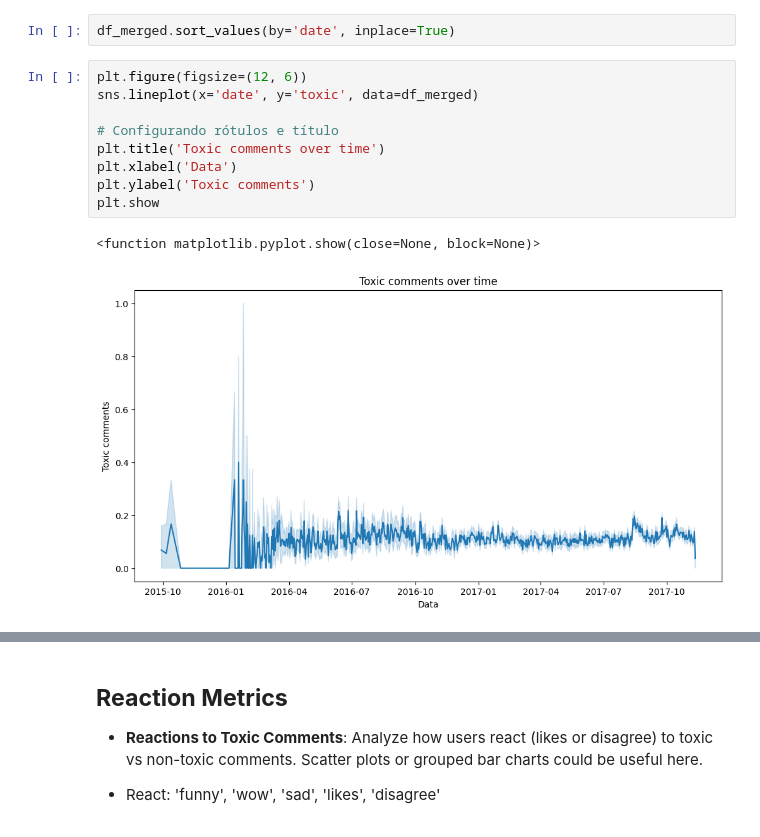
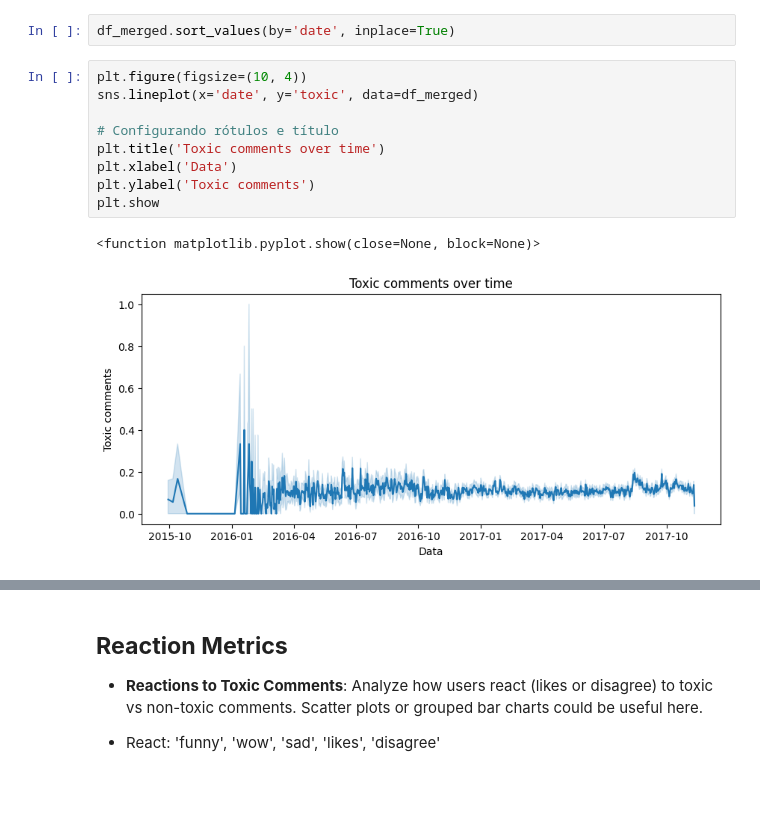
Before and after one commit to LexiGuard/lexiguard, a Jupyter notebook: EDA-Andre-visual.ipynb, the cells around one changed output, grey strips where cells are left out. Saved outputs shown, nothing was run; the diff lists cells and outputs as text; blank space fills up the shorter version.

```diff
--- a/EDA-Andre-visual.ipynb
+++ b/EDA-Andre-visual.ipynb
@@ -105,14 +105,14 @@ df_merged['date'] = pd.to_datetime(df_merged['date'])
 # %%
 df_merged.sort_values(by='date', inplace=True)
 # %%
-plt.figure(figsize=(12, 6))
+plt.figure(figsize=(10, 4))
 sns.lineplot(x='date', y='toxic', data=df_merged)
 
 # Configurando rótulos e título
 plt.title('Toxic comments over time')
 plt.xlabel('Data')
 plt.ylabel('Toxic comments')
 plt.show
 # %% [output]
 <function matplotlib.pyplot.show(close=None, block=None)>
-[figure, old version]
+[figure, new version]
```
Also changed, not shown: parts of 15 cells of this notebook.
